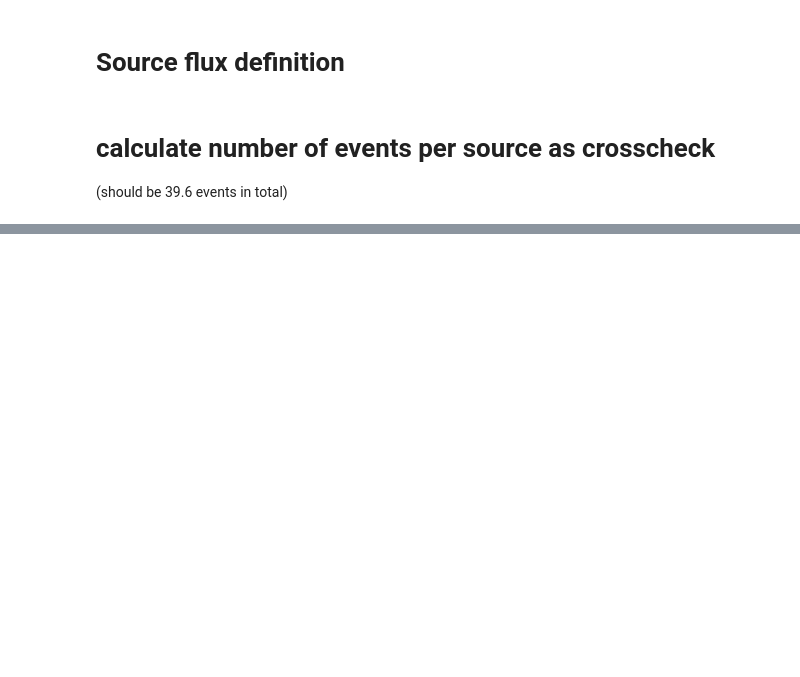
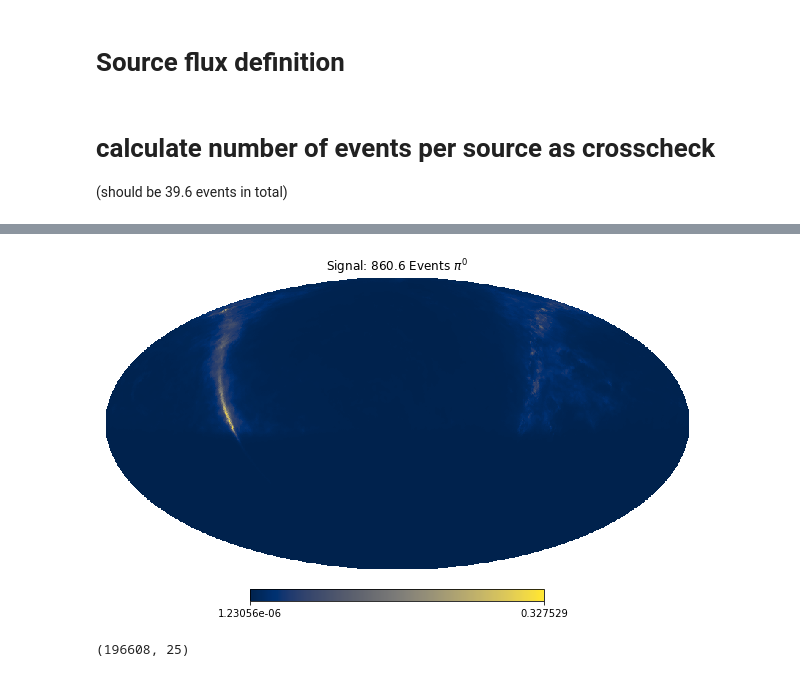
Before and after one commit to ssclafani949/pone_scripts, a Jupyter notebook: nb/flux_to_events_demo-pstracks-Template.ipynb, the cells around one changed output, grey strips where cells are left out. Drawn from its saved outputs; the diff is of its cells as text; code cells hidden in the pictures; blank space fills up the shorter version.

```diff
--- a/nb/flux_to_events_demo-pstracks-Template.ipynb
+++ b/nb/flux_to_events_demo-pstracks-Template.ipynb
@@ -187,7 +199,7 @@ bckg_flux_vals.shape
 # %%
 #Using based energy smearing paramaterization??
 # %%
-# energy smearing matrix
+'''# energy smearing matrix
 with open("/home/steve/pone/Plenum/resources/energy_smearing_rgi.pckl", "rb") as f:
     rgi = pickle.load(f)
 # new binning
@@ -198,4 +210,4 @@ lge_grid, lre_grid = np.meshgrid(logE_mids, logE_reco_mids)
 normed_kvals = rgi((lre_grid, lge_grid))
 
 # normalize per bin in true energy
-normed_kvals = normed_kvals / np.sum(normed_kvals, axis=0)
+normed_kvals = normed_kvals / np.sum(normed_kvals, axis=0)'''
@@ -226,7 +240,7 @@ def astro_flux(
     E0,
     gamma,
     phi_scaling,
-    PHI_0 = PHI_0,
+    PHI_0,
     smear_energy=True
 ):
     """
@@ -303,5 +325,7 @@ k_s.sum()
 # %%
-hp.mollview(np.sum(k_s, axis=1), rot=(180,0), title='{:.1f} Events $\pi^0$'.format(k_s.sum()))
+hp.mollview(np.sum(k_s, axis=1), rot=(180,0), title='Signal: {:.1f} Events $\pi^0$'.format(k_s.sum()))
+# %% [output]
+[figure, added]
 # %%
 ### bkg_b
 # %%
@@ -309,10 +333,12 @@ aeff_factor_bckg = (
         effa_template
         * LIVETIME
         * ewidth
-        * 2*hp.nside2pixarea(128, degrees=False) # solid angle approx. 2x?
+        * hp.nside2pixarea(128, degrees=False) # solid angle approx. 2x?
     )#* bckg_grid * 1
 print(aeff_factor_bckg.shape)
 k_b = atmo_background(aeff_factor_bckg , bckg_flux_per_pixel, smear_energy=False)
 #k_b = atmo_background(aeff_factor_bckg, array_source_interp(dec, bckg_flux_vals.T).T)
+# %% [output]
+(196608, 25)
 # %%
 k_b.shape
```
Also changed, not shown: parts of 32 cells of this notebook.
